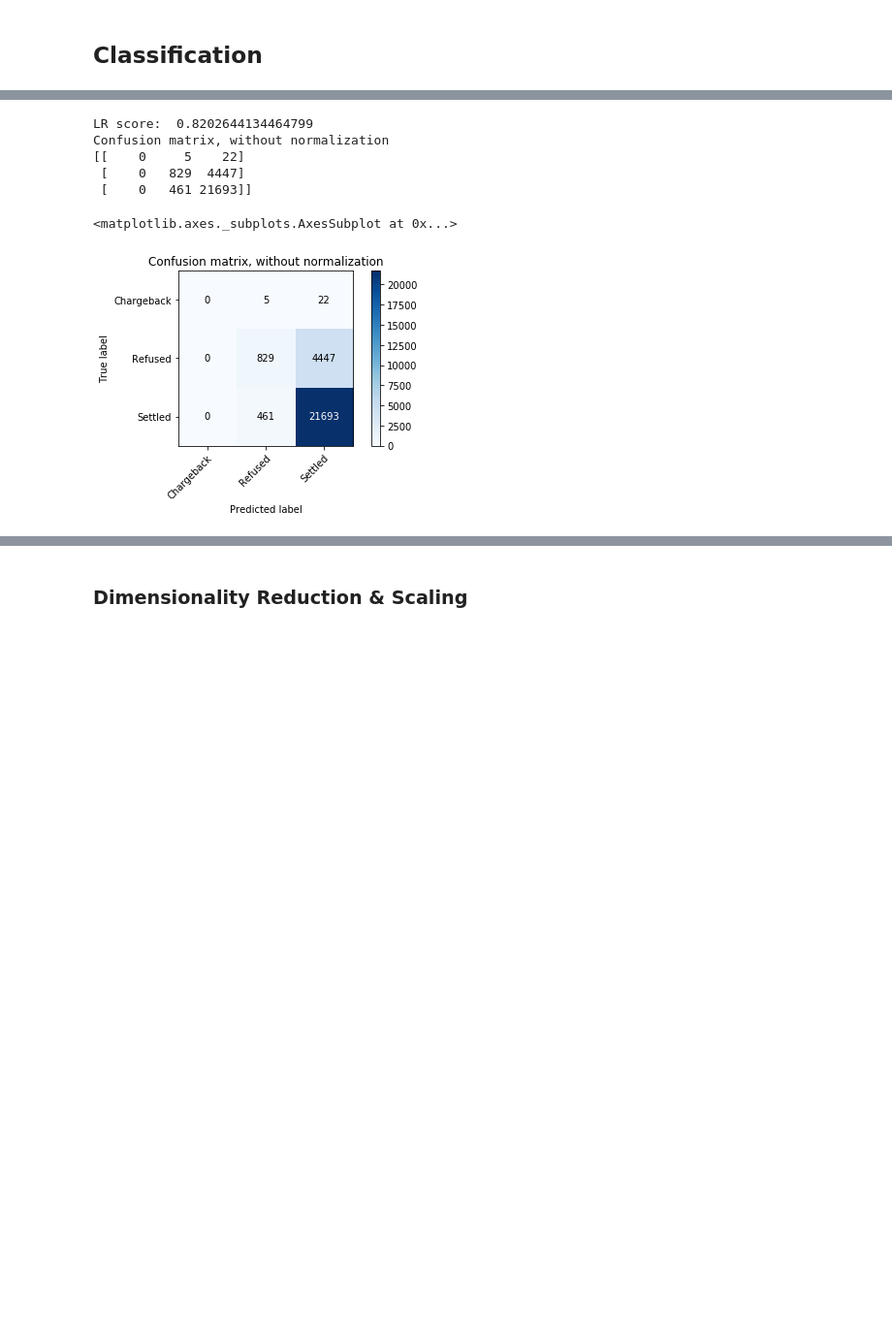
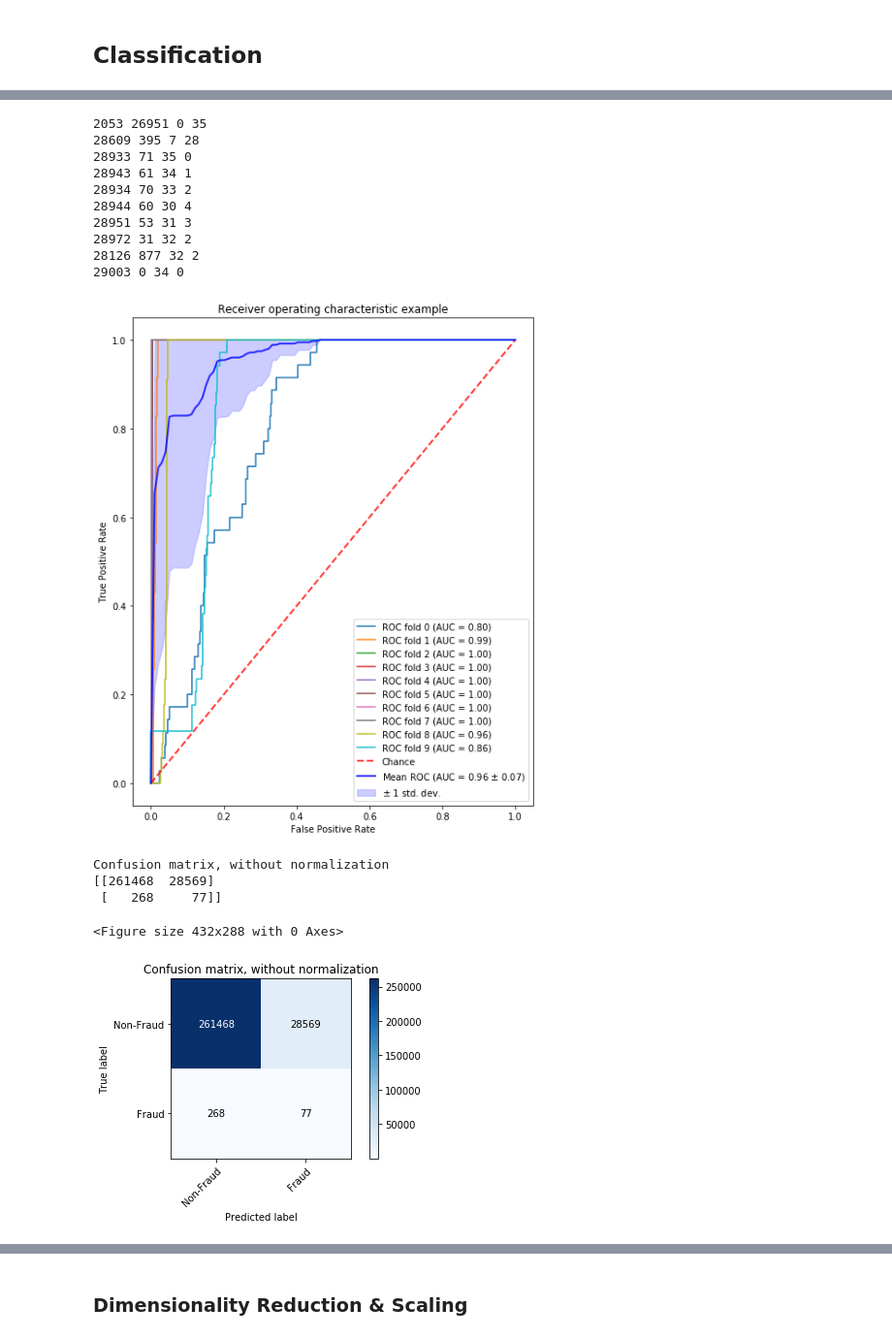
Before and after one commit to giannislelekas/CS4035, a Jupyter notebook: lab1/Lab1.ipynb, the cells around one changed output, grey strips where cells are left out. Shown at 97% size. Cells and saved outputs as stored; diff of their text form; code cells hidden in the pictures; blank space fills up the shorter version.

Commit message:
complete ROC analysis for unSMOTEed clfs added

```diff
--- a/lab1/Lab1.ipynb
+++ b/lab1/Lab1.ipynb
@@ -59,8 +61,18 @@ data_cat = data.copy(True)
 
 data_oneHot = pd.get_dummies(data, columns = ['issuercountrycode', 'txvariantcode', 'currencycode', 'shoppercountrycode', 'shopperinteraction', 'cardverificationcodesupplied', 'accountcode'])
 
+label_mapping = {}
+
+# Convert currency code in order to 'amount' in a single code
+label_mapping['currencycode'] = {'SEK': 0.09703, 'MXN': 0.04358, 'AUD': 0.63161, 'NZD': 0.58377, 'GBP':1.13355}
+data.replace({'currencycode' : label_mapping['currencycode']}, inplace=True)
+data['amount'] = data['amount'] * data['currencycode']
+
+label_mapping['simple_journal'] = {'Settled': 0, 'Refused' : 0, 'Chargeback' : 1}
+data.replace({'simple_journal' : label_mapping['simple_journal']}, inplace=True)
+
+# Convert all the rest columns which are of type 'object'
 char_cols = data.dtypes.pipe(lambda x: x[x == 'object']).index
-label_mapping = {}
 
 for c in char_cols:
     data[c], label_mapping[c] = pd.factorize(data[c])
@@ -180,24 +192,21 @@ from PlotConfusionMatrix import *
 from sklearn.model_selection import KFold, StratifiedKFold
 from sklearn.impute import SimpleImputer
 from sklearn.metrics import roc_curve, auc
+from RocAnalysis import *
 
-X = data.drop(['simple_journal', 'creationdate', 'bookingdate'], axis = 1).values
+X = data.drop(['simple_journal', 'creationdate', 'bookingdate', 'currencycode'], axis = 1).values
 y = data['simple_journal'].values
 
 # Imputing missing values.. we could alternatively just remove these samples
 imp = SimpleImputer(missing_values=np.nan, strategy='most_frequent')
-print(np.sum(np.isnan(X), 0))
+print(np.sum(np.isnan(X)))
 X = imp.fit_transform(X)
 
-# merging Settled and Refused class labels, thus ending up with binary classification problem
-# we are mostly interested in the minority class for which the 'refused' samples do not give
-# valuable info.
-# y ==0 : Chargeback
-# y ==1 : Settled/Refused
-y[y == 2] = 1
+imp = SimpleImputer(missing_values=-1, strategy='most_frequent')
+X = imp.fit_transform(X)
 
-print("Fraud class samples: ", np.sum(y == 0))
-print("Non-fraud class samples: ", np.sum(y == 1))
+print("Fraud class samples: ", np.sum(y == 1))
+print("Non-fraud class samples: ", np.sum(y == 0))
 print("Ratio: ", np.sum(y == 1)/np.sum(y == 0))
 
 # 10-Fold cross validation used for estimating performance
@@ -305,17 +220,22 @@ total FN: 231
-# %%
-from  sklearn.linear_model import LogisticRegression as LR
-
-clf = LR(solver = 'lbfgs', multi_class = 'auto', max_iter = 1000)
-clf.fit(X_train, y_train)
-print("LR score: ", clf.score(X_test, y_test))
-
-y_pred = clf.predict(X_test)
-plot_confusion_matrix(y_test, y_pred, classes = np.array(['Chargeback', 'Refused', 'Settled']))
-# %% [output]
-LR score:  0.8202644134464799
-Confusion matrix, without normalization
-[[    0     5    22]
- [    0   829  4447]
- [    0   461 21693]]
-<matplotlib.axes._subplots.AxesSubplot at 0x...>
-[figure, removed]
+# %%
+from sklearn.naive_bayes import GaussianNB
+
+clf = GaussianNB()
+m_tpr, std_tpr, m_auc, std_auc, cm = roc_analysis(X, y, clf, cv, True, False)
+# %% [output]
+2053 26951 0 35
+28609 395 7 28
+28933 71 35 0
+28943 61 34 1
+28934 70 33 2
+28944 60 30 4
+28951 53 31 3
+28972 31 32 2
+28126 877 32 2
+29003 0 34 0
+[figure, added]
+Confusion matrix, without normalization
+[[261468  28569]
+ [   268     77]]
+<Figure size 432x288 with 0 Axes>
+[figure, added]
```
Also changed, not shown: parts of 16 cells of this notebook, 2 other files.
